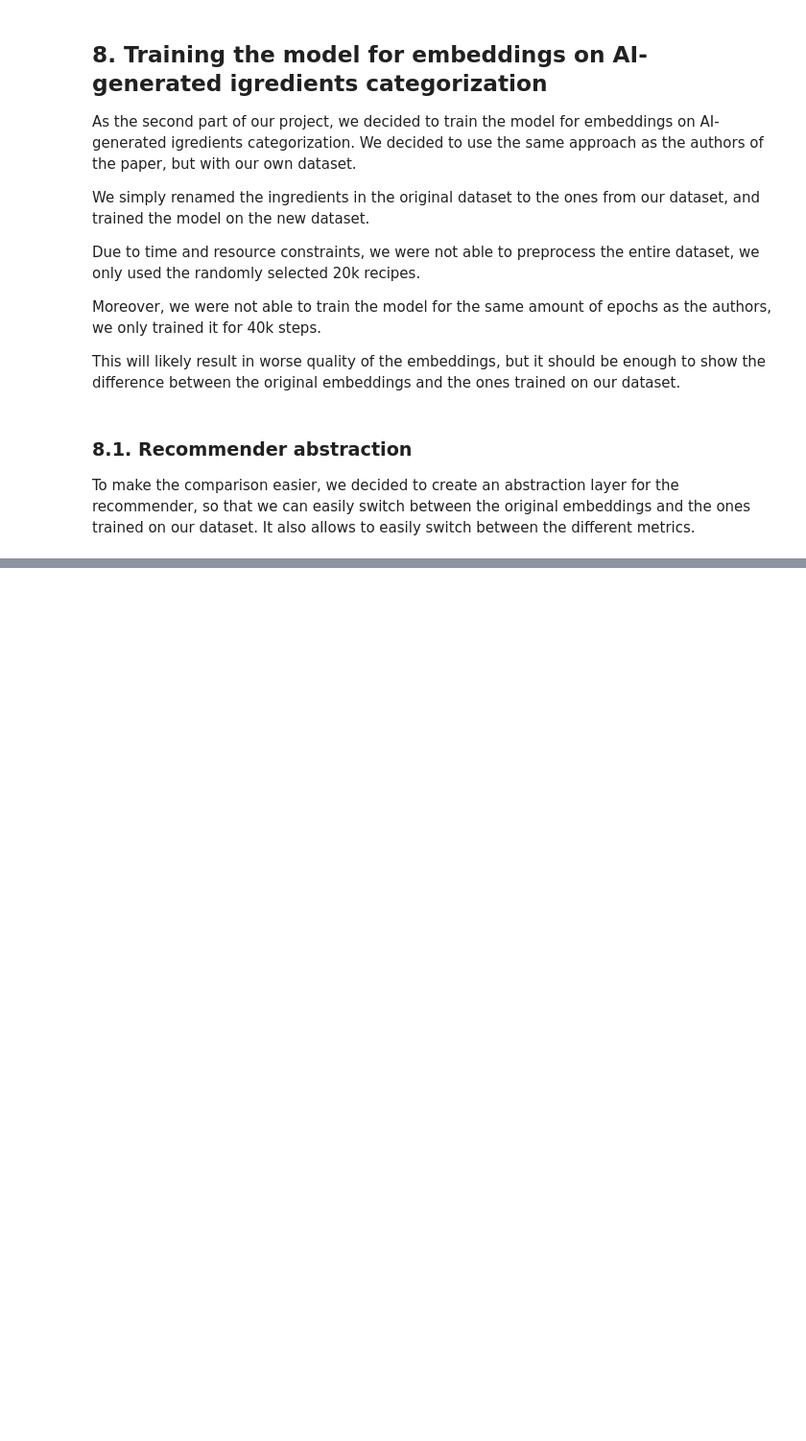
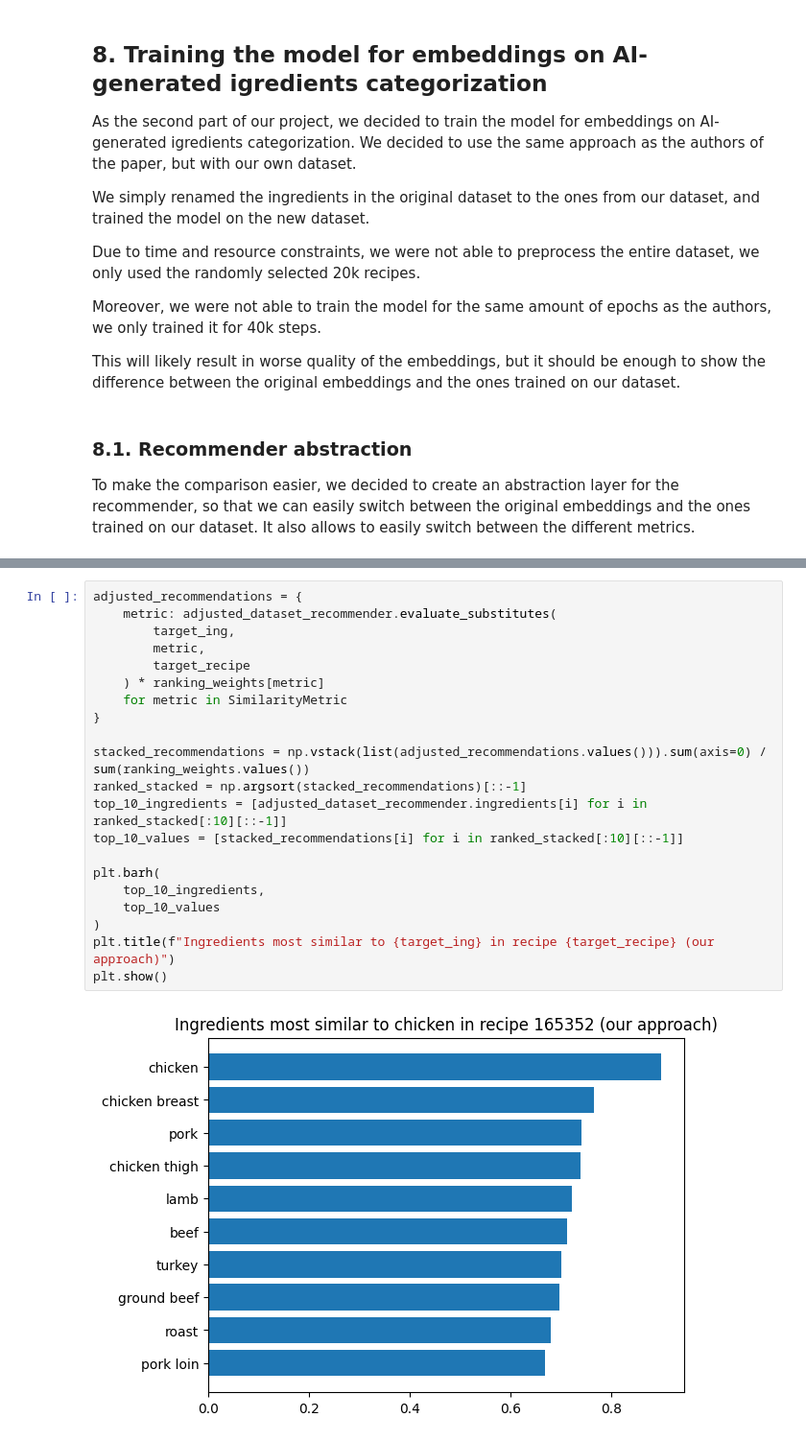
Before and after one commit to Tremirre/EaT-PIM-Revised, a Jupyter notebook: report.ipynb, the cells around one changed output, grey strips where cells are left out. Shown at 96% size. Saved outputs shown, nothing was run; the diff lists cells and outputs as text; blank space fills up the shorter version.

```diff
--- a/report.ipynb
+++ b/report.ipynb
@@ -1187,0 +1304,23 @@ Metric: SimilarityMetric.RECIPE_OUTPUT
+# %%
+adjusted_recommendations = {
+    metric: adjusted_dataset_recommender.evaluate_substitutes(
+        target_ing,
+        metric,
+        target_recipe
+    ) * ranking_weights[metric]
+    for metric in SimilarityMetric
+}
+
+stacked_recommendations = np.vstack(list(adjusted_recommendations.values())).sum(axis=0) / sum(ranking_weights.values())
+ranked_stacked = np.argsort(stacked_recommendations)[::-1]
+top_10_ingredients = [adjusted_dataset_recommender.ingredients[i] for i in ranked_stacked[:10][::-1]]
+top_10_values = [stacked_recommendations[i] for i in ranked_stacked[:10][::-1]]
+
+plt.barh(
+    top_10_ingredients,
+    top_10_values
+)
+plt.title(f"Ingredients most similar to {target_ing} in recipe {target_recipe} (our approach)")
+plt.show()
+# %% [output]
+[figure, added]
```
Also changed, not shown: parts of 30 cells of this notebook, 2 other files.
